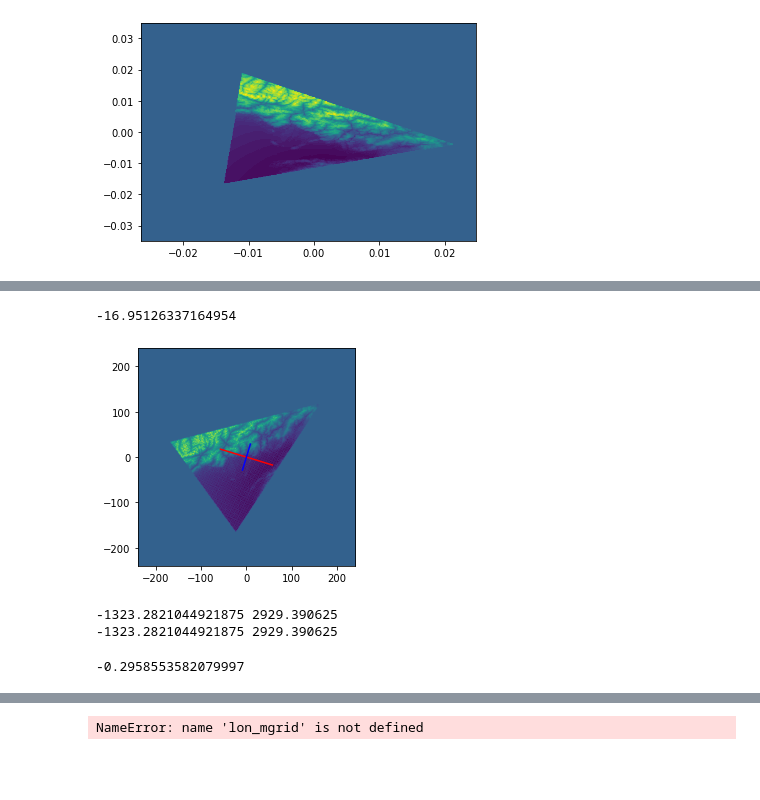
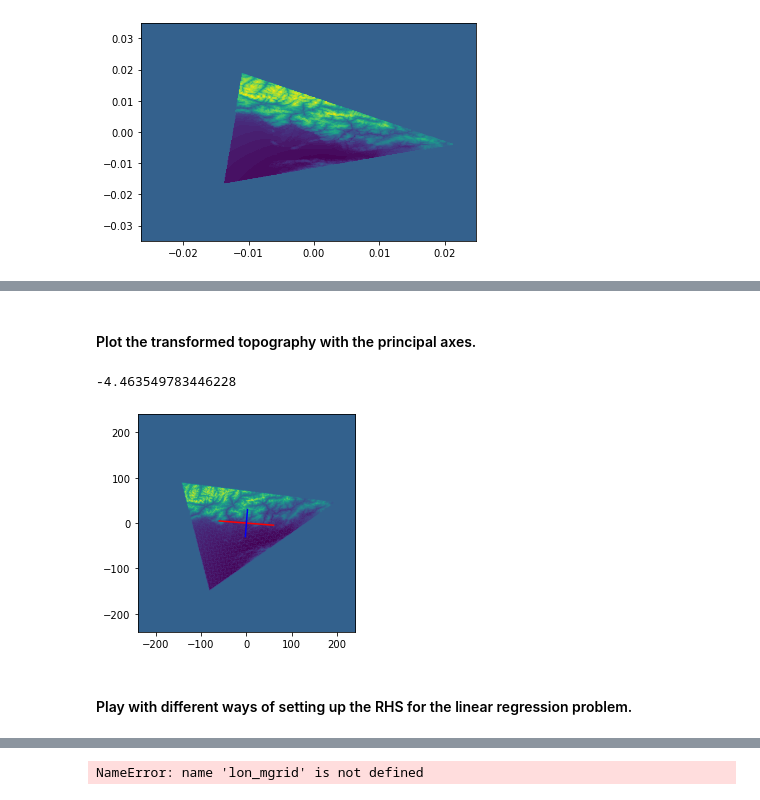
Before and after one commit to ray-chew/CSAM-Fortran, a Jupyter notebook: notebooks/spectrumSGS_ICONgrid_test.ipynb, the cells around one changed output, grey strips where cells are left out. Cells and saved outputs as stored; diff of their text form; code cells hidden in the pictures; blank space fills up the shorter version.

Commit message:
Fixed a few bugs and refactorered Python code
Now we can run tests, however the rotation method introduces aliasing error which negates any advantages in rotating the unerlying topography.

```diff
--- a/notebooks/spectrumSGS_ICONgrid_test.ipynb
+++ b/notebooks/spectrumSGS_ICONgrid_test.ipynb
@@ -329,51 +345,43 @@ plt.show()
+# %% [markdown]
+#### Plot the transformed topography with the principal axes.
 # %%
 img = np.copy(z_transformed)
 y, x = np.nonzero(img)
 
 xm = np.mean(x)
 ym = np.mean(y)
 
 x = x - xm
 y = y - ym
 coords = np.vstack([x, y])
 
 # img -= img.min()
 supp_img = np.copy(img)
-# supp_img[np.where(img < 0.0)] = 0.0
-supp_img -= supp_img.min()
+supp_img[np.where(img < 0.0)] = 0.0
+# supp_img -= supp_img.min()
 cov = moments_cov(supp_img)
 # img += img.min()
 evals, evecs = np.linalg.eig(cov)
 
 sort_indices = np.argsort(evals)[::-1]
 x_v1, y_v1 = evecs[:, sort_indices[0]]  # Eigenvector with largest eigenvalue
 x_v2, y_v2 = evecs[:, sort_indices[1]]
 
 theta = np.arctan((y_v1)/(x_v1))
 print(theta / np.pi * 180)
 
 scale = 30.0
 plt.imshow(z_transformed, extent=[-z_masked.shape[1]/2., z_masked.shape[1]/2., -z_masked.shape[0]/2., z_masked.shape[0]/2. ], origin='lower')
 plt.plot([x_v1*-scale*2, x_v1*scale*2],
          [y_v1*-scale*2, y_v1*scale*2], color='red')
 plt.plot([x_v2*-scale, x_v2*scale],
          [y_v2*-scale, y_v2*scale], color='blue')
 plt.show()
 # %% [output]
--16.95126337164954
+-4.463549783446228
-[figure, old version]
+[figure, new version]
-# %%
-print(z_masked.min(), z_masked.max())
-print(z_transformed.min(), z_transformed.max())
-# %% [output]
--1323.2821044921875 2929.390625
--1323.2821044921875 2929.390625
-# %%
-theta = np.arctan((y_v1)/(x_v1))
-# theta = -np.pi/2.0
-print(theta)
-# %% [output]
--0.2958553582079997
+# %% [markdown]
+#### Play with different ways of setting up the RHS for the linear regression problem.
 # %%
 import scipy.ndimage as simg
 
```
Also changed, not shown: parts of 40 cells of this notebook.
